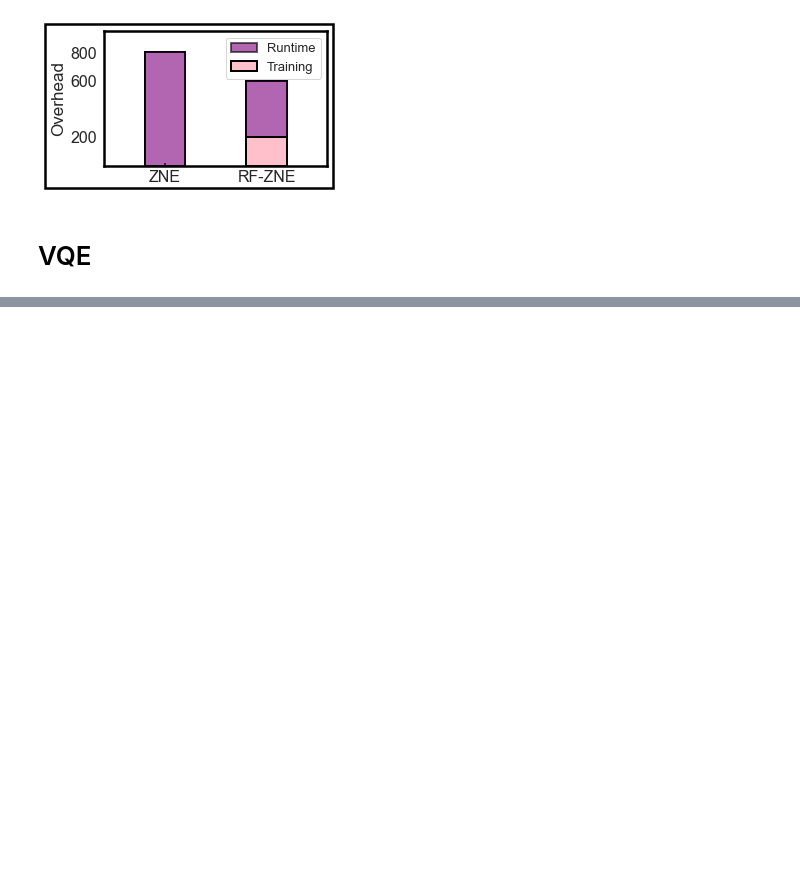
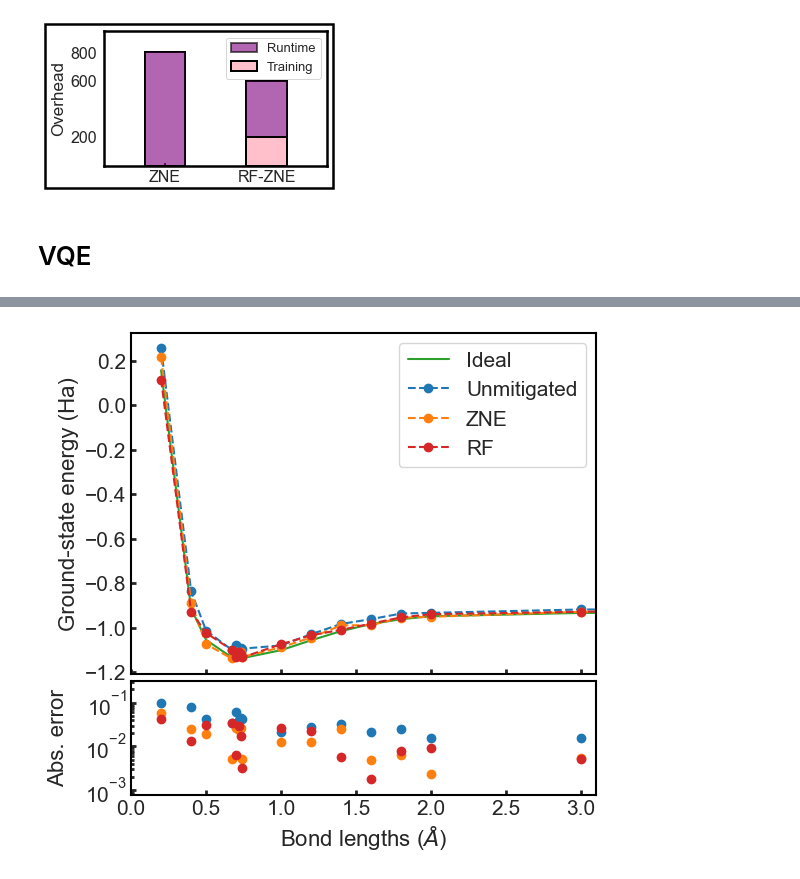
Before and after one commit to qiskit-community/ml-qem, a Jupyter notebook: docs/paper_figures/plot.ipynb, the cells around one changed output, grey strips where cells are left out. Cells and saved outputs as stored; diff of their text form; code cells hidden in the pictures; blank space fills up the shorter version.

```diff
--- a/docs/paper_figures/plot.ipynb
+++ b/docs/paper_figures/plot.ipynb
@@ -1528,0 +1545,73 @@ plt.show()
+# %%
+with open('../paper_figures/vqe_with_zne_202407_no_readout_sep_ob_zne.pk', 'rb') as file:
+    loaded = pickle.load(file)
+
+bond_lengths = loaded['bond_lengths']
+bond_lengths = np.array(bond_lengths)
+ideal = loaded['ideal']
+ideal = np.array(ideal)
+noisy = loaded['noisy']
+noisy = np.array(noisy)
+
+rf = loaded['mitigated']
+rf = np.array(rf)
+zne = loaded['zne_at_best_iter']
+zne = np.array(zne)
+# %%
+import matplotlib.gridspec as gridspec
+import matplotlib as mpl
+ms, fs, lw, elw, cs = 9, 16, 2.5, 2, 0
+mpl.rc('xtick', labelsize=15)
+mpl.rc('ytick', labelsize=15)
+mpl.rc('font', weight='normal')
+
+residuals_rf = np.array(rf) - np.array(ideal)
+residuals_noisy = np.array(noisy) - np.array(ideal)
+residuals_zne = np.array(zne) - np.array(ideal)
+fig, ax = plt.subplots(2, 1, figsize=(6,6), gridspec_kw={'height_ratios': [3, 1]})
+
+ax[0].plot(bond_lengths, ideal, label='Ideal', color=colors['Ideal'])
+ax[0].plot(bond_lengths, noisy, label='Unmitigated', marker='o', linestyle='dashed', color=colors['Unmitigated'])
+ax[0].plot(bond_lengths, zne, label='ZNE', marker='o', linestyle='dashed', color=colors['ZNE'])
+ax[0].plot(bond_lengths, rf, label='RF', marker='o', linestyle='dashed', color=colors['RF'])
+
+ax[0].legend(fontsize=fs-1)
+ax[0].set_ylabel('Ground-state energy (Ha)', fontsize=fs)
+ax[0].set_xlabel(None)
+ax[0].set_xticklabels([])
+
+ax[1].scatter(bond_lengths, np.abs(residuals_noisy),  color=colors['Unmitigated'])
+ax[1].scatter(bond_lengths, np.abs(residuals_zne), color=colors['ZNE'])
+ax[1].scatter(bond_lengths, np.abs(residuals_rf), color=colors['RF'])
+ax[1].axhline(0, color='black', linestyle='--') # add a horizontal line at zero on residual plot
+ax[1].set_xlabel(r'Bond lengths ($\AA$)', fontsize=fs)
+ax[1].set_ylabel('Abs. error', fontsize=fs, labelpad=12)
+ax[1].set_yscale('log')
+ax[1].set_ylim(10**-3.1, 10**-0.5)
+# ax[1].legend(fontsize=fs-4, loc='lower right')
+
+for a in ax:
+    a.set_xlim([0, 3.1])
+    a.xaxis.set_tick_params(
+    which='both',      # both major and minor ticks are affected
+    bottom=True,      # ticks along the bottom edge are off
+    top=False,         # ticks along the top edge are off
+    labelbottom=True, # labels along the bottom edge are off
+    direction='in',
+    width=2)
+    a.yaxis.set_tick_params(
+    which='both',      # both major and minor ticks are affected
+    left=True,      # ticks along the bottom edge are off
+    right=False,         # ticks along the top edge are off
+    direction='in',
+    width=2)
+    a.grid(None)
+    for axis in ['top','bottom','left','right']:
+        a.spines[axis].set_linewidth(1.5)
+        a.spines[axis].set_color('black')
+
+plt.subplots_adjust(hspace=0.03)
+# plt.savefig("/Users/haoranliao/GitHub/blackwater/docs/paper_figures/subfig5_vqe_202407.pdf", dpi=300, bbox_inches='tight', transparent=True)
+plt.show()
+# %% [output]
+[figure, added]
```
Also changed, not shown: parts of 5 cells of this notebook.
